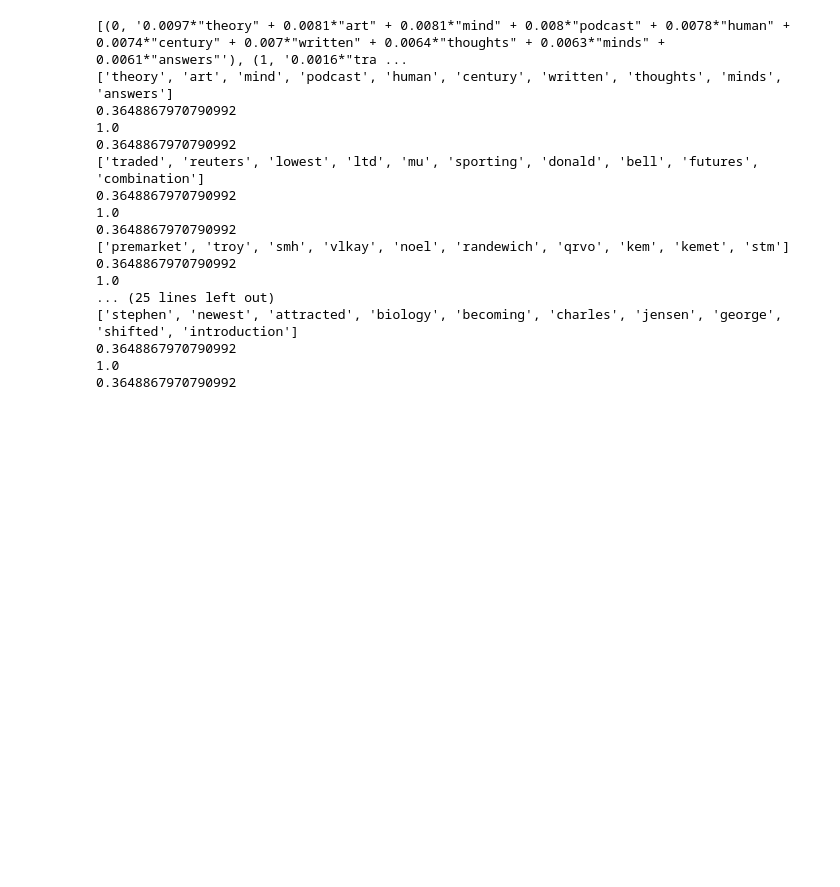
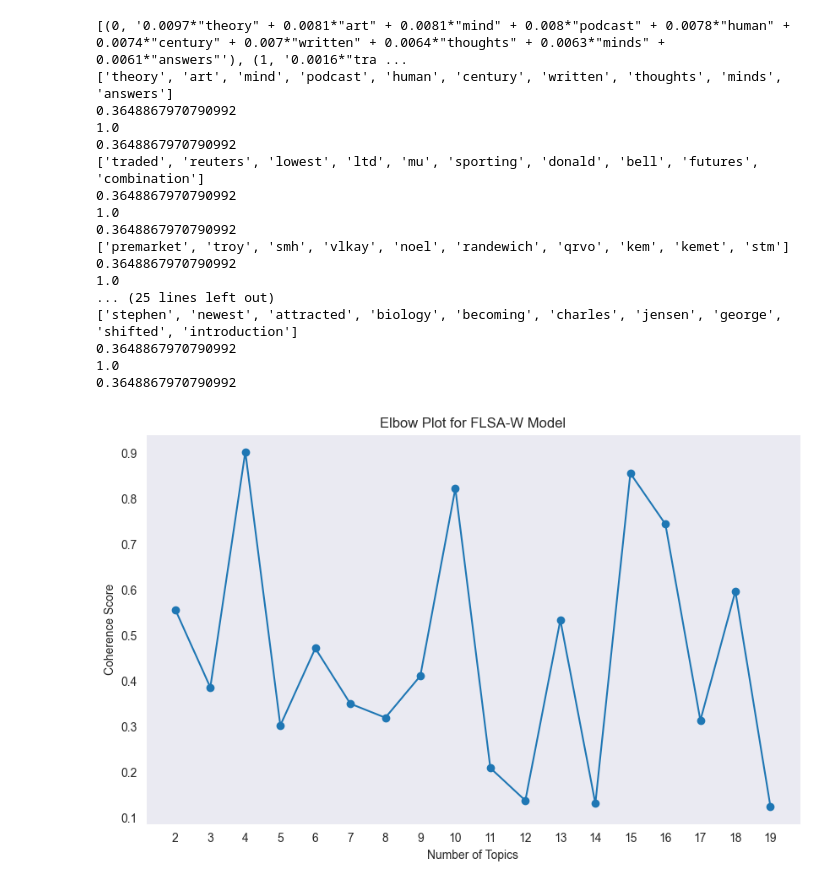
Before and after one commit to mehdigreefhorst/NLP-JADS, a Jupyter notebook: Assignment2/FLSAW.ipynb, the cells around one changed output. Saved outputs shown, nothing was run; the diff lists cells and outputs as text; code cells hidden in the pictures; blank space fills up the shorter version.

Commit message:
Adding an Elbow plot for FLSA-W

```diff
--- a/Assignment2/FLSAW.ipynb
+++ b/Assignment2/FLSAW.ipynb
@@ -160,3 +159,66 @@ for topic in flsaW.show_topics(representation='words'):
 0.3648867970790992
 1.0
 0.3648867970790992
+# %%
+class FLSA_W:
+    def __init__(self, input_file, num_topics, num_words):
+        self.input_file = input_file
+        self.num_topics = num_topics
+        self.num_words = num_words
+        # Initialize any other necessary variables or models here
+
+    def get_vocabulary_size(self):
+        #  Return the vocabulary size
+        return len(set(word for doc in self.input_file for word in doc))
+
+    def get_matrices(self):
+        # Return matrices
+        return np.random.rand(self.num_topics, self.get_vocabulary_size()), np.random.rand(self.num_topics, self.get_vocabulary_size())
+
+    def show_topics(self, representation='words'):
+        # Return topics
+        return {f'Topic {i}': [f'word{i}'] * self.num_words for i in range(self.num_topics)}
+
+    def get_coherence_score(self):
+        # Implement logic to calculate coherence score for the current model
+        return np.random.rand()
+
+    def get_diversity_score(self):
+        # Implement logic to calculate diversity score for the current model
+        # For demonstration, return a random diversity score
+        return np.random.rand()
+
+    def get_interpretability_score(self):
+        # Implement logic to calculate interpretability score for the current model
+        # For demonstration, return a random interpretability score
+        return np.random.rand()
+
+
+# Initialize variables for elbow plot
+coherence_scores = []
+num_topics_range = range(2, 20)  # Test from 2 to 20 topics
+
+# Loop through different numbers of topics and compute coherence scores
+for num_topics in num_topics_range:
+    flsaW = FLSA_W(
+        input_file=processed_content,
+        num_topics=num_topics,
+        num_words=10,
+    )
+
+    # Train the model and get coherence score
+    flsaW.get_matrices()
+    coherence_score = flsaW.get_coherence_score()
+    coherence_scores.append(coherence_score)
+
+# Create elbow plot
+plt.figure(figsize=(10, 6))
+plt.plot(num_topics_range, coherence_scores, marker='o')
+plt.title('Elbow Plot for FLSA-W Model')
+plt.xlabel('Number of Topics')
+plt.ylabel('Coherence Score')
+plt.xticks(num_topics_range)
+plt.grid()
+plt.show()
+# %% [output]
+[figure, added]
```
Also changed, not shown: parts of 1 cell of this notebook.
